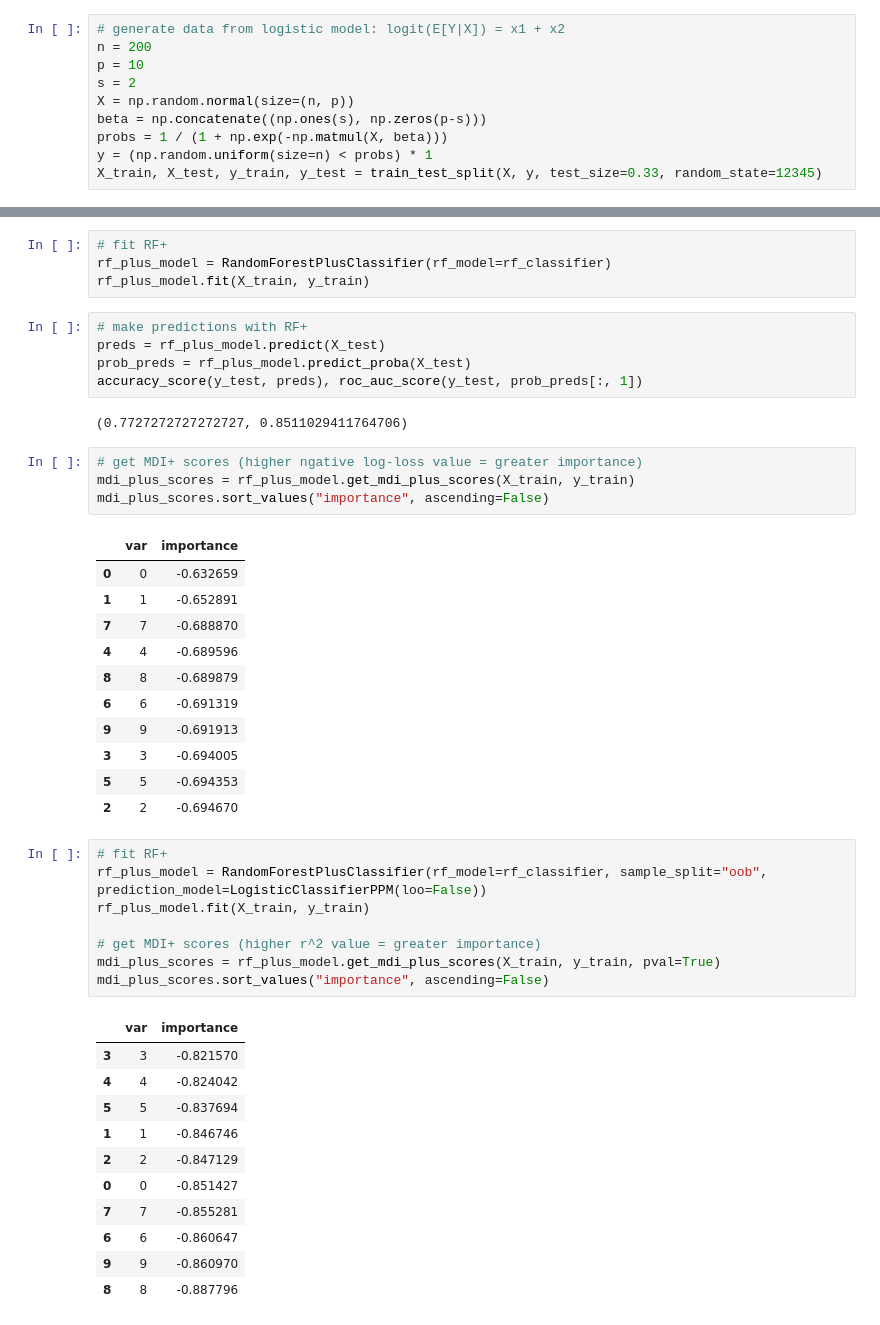
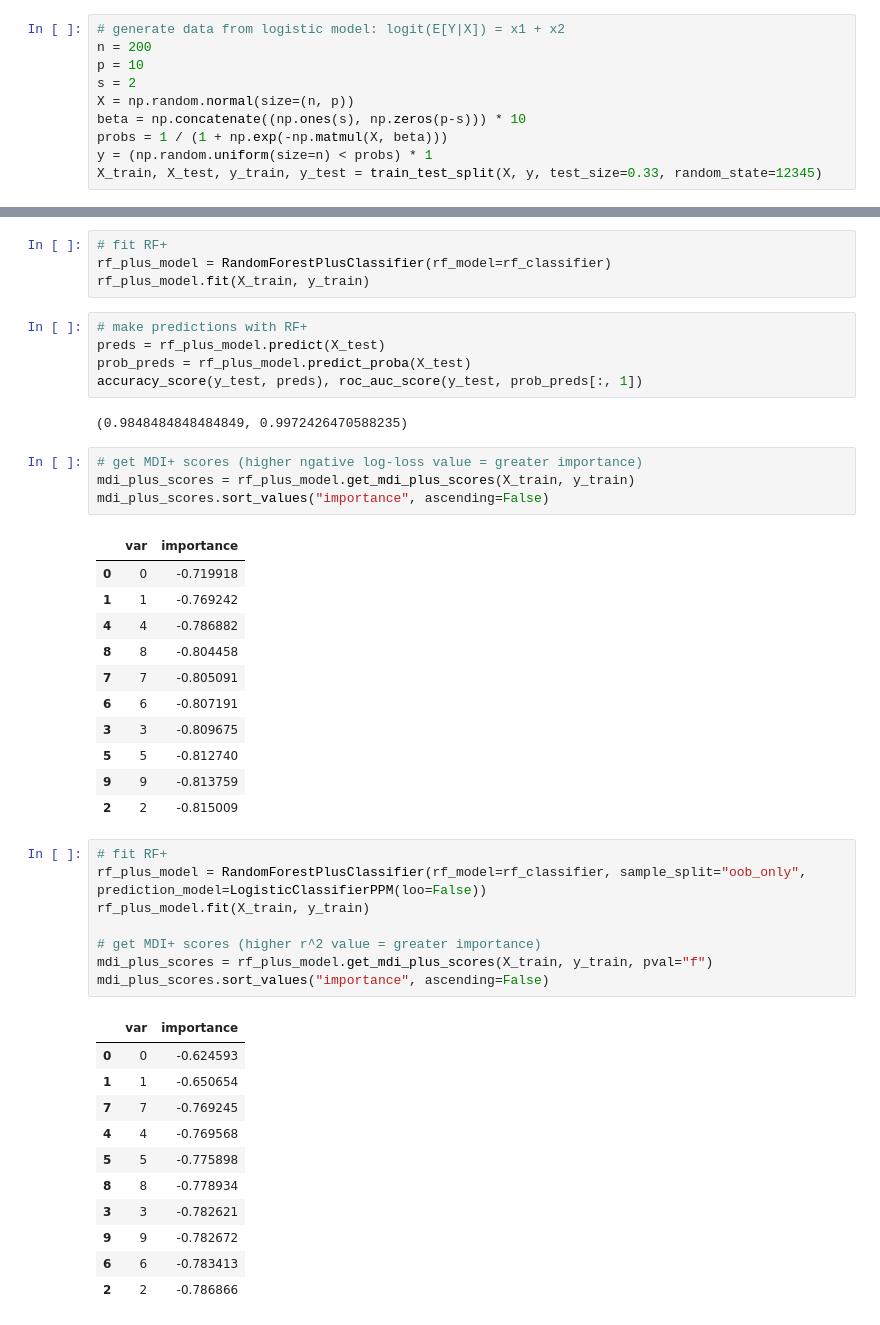
Before and after one commit to csinva/imodels, a Jupyter notebook: notebooks/mdi_plus_demo.ipynb, the cells around one changed output, grey strips where cells are left out. Saved outputs shown, nothing was run; the diff lists cells and outputs as text.

Commit message:
add permutation p-value and fix sample splitting in f test

```diff
--- a/notebooks/mdi_plus_demo.ipynb
+++ b/notebooks/mdi_plus_demo.ipynb
@@ -239,7 +317,7 @@ n = 200
 p = 10
 s = 2
 X = np.random.normal(size=(n, p))
-beta = np.concatenate((np.ones(s), np.zeros(p-s)))
+beta = np.concatenate((np.ones(s), np.zeros(p-s))) * 10
 probs = 1 / (1 + np.exp(-np.matmul(X, beta)))
 y = (np.random.uniform(size=n) < probs) * 1
 X_train, X_test, y_train, y_test = train_test_split(X, y, test_size=0.33, random_state=12345)
@@ -255,43 +333,43 @@ preds = rf_plus_model.predict(X_test)
 prob_preds = rf_plus_model.predict_proba(X_test)
 accuracy_score(y_test, preds), roc_auc_score(y_test, prob_preds[:, 1])
 # %% [output]
-(0.7727272727272727, 0.8511029411764706)
+(0.9848484848484849, 0.9972426470588235)
 # %%
 # get MDI+ scores (higher ngative log-loss value = greater importance)
 mdi_plus_scores = rf_plus_model.get_mdi_plus_scores(X_train, y_train)
 mdi_plus_scores.sort_values("importance", ascending=False)
 # %% [output]
 |  | var | importance |
-| 0 | 0 | -0.632659 |
-| 1 | 1 | -0.652891 |
-| 7 | 7 | -0.688870 |
-| 4 | 4 | -0.689596 |
-| 8 | 8 | -0.689879 |
-| 6 | 6 | -0.691319 |
-| 9 | 9 | -0.691913 |
-| 3 | 3 | -0.694005 |
-| 5 | 5 | -0.694353 |
-| 2 | 2 | -0.694670 |
+| 0 | 0 | -0.719918 |
+| 1 | 1 | -0.769242 |
+| 4 | 4 | -0.786882 |
+| 8 | 8 | -0.804458 |
+| 7 | 7 | -0.805091 |
+| 6 | 6 | -0.807191 |
+| 3 | 3 | -0.809675 |
+| 5 | 5 | -0.812740 |
+| 9 | 9 | -0.813759 |
+| 2 | 2 | -0.815009 |
 # %%
 # fit RF+
-rf_plus_model = RandomForestPlusClassifier(rf_model=rf_classifier, sample_split="oob", prediction_model=LogisticClassifierPPM(loo=False))
+rf_plus_model = RandomForestPlusClassifier(rf_model=rf_classifier, sample_split="oob_only", prediction_model=LogisticClassifierPPM(loo=False))
 rf_plus_model.fit(X_train, y_train)
 
 # get MDI+ scores (higher r^2 value = greater importance)
-mdi_plus_scores = rf_plus_model.get_mdi_plus_scores(X_train, y_train, pval=True)
+mdi_plus_scores = rf_plus_model.get_mdi_plus_scores(X_train, y_train, pval="f")
 mdi_plus_scores.sort_values("importance", ascending=False)
 # %% [output]
 |  | var | importance |
-| 3 | 3 | -0.821570 |
-| 4 | 4 | -0.824042 |
-| 5 | 5 | -0.837694 |
-| 1 | 1 | -0.846746 |
-| 2 | 2 | -0.847129 |
-| 0 | 0 | -0.851427 |
-| 7 | 7 | -0.855281 |
-| 6 | 6 | -0.860647 |
-| 9 | 9 | -0.860970 |
-| 8 | 8 | -0.887796 |
+| 0 | 0 | -0.624593 |
+| 1 | 1 | -0.650654 |
+| 7 | 7 | -0.769245 |
+| 4 | 4 | -0.769568 |
+| 5 | 5 | -0.775898 |
+| 8 | 8 | -0.778934 |
+| 3 | 3 | -0.782621 |
+| 9 | 9 | -0.782672 |
+| 6 | 6 | -0.783413 |
+| 2 | 2 | -0.786866 |
 # %%
 # build chi2 dataframe
 df_chi2 = pd.DataFrame({
```
Also changed, not shown: parts of 18 cells of this notebook, 2 other files.
